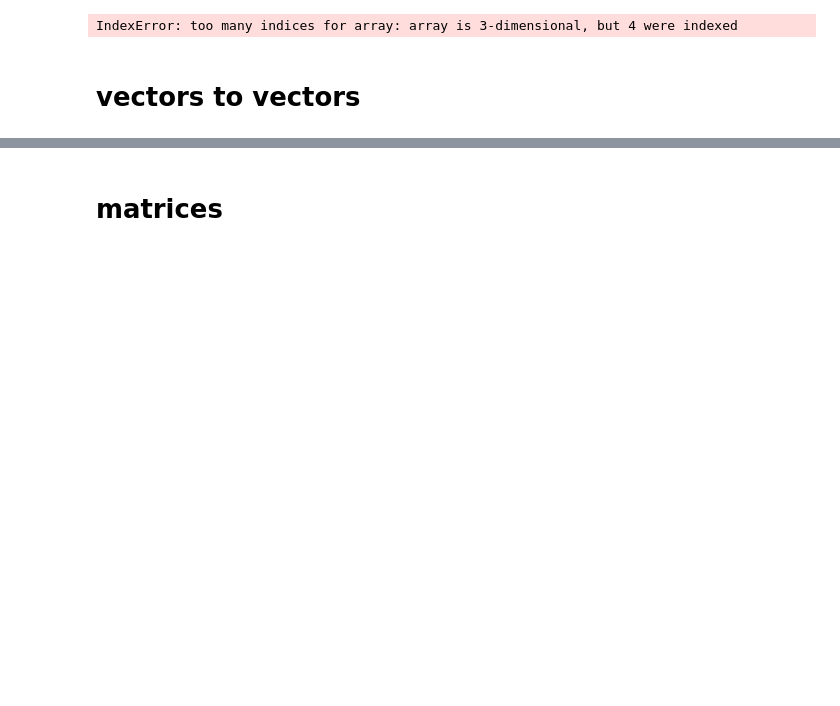
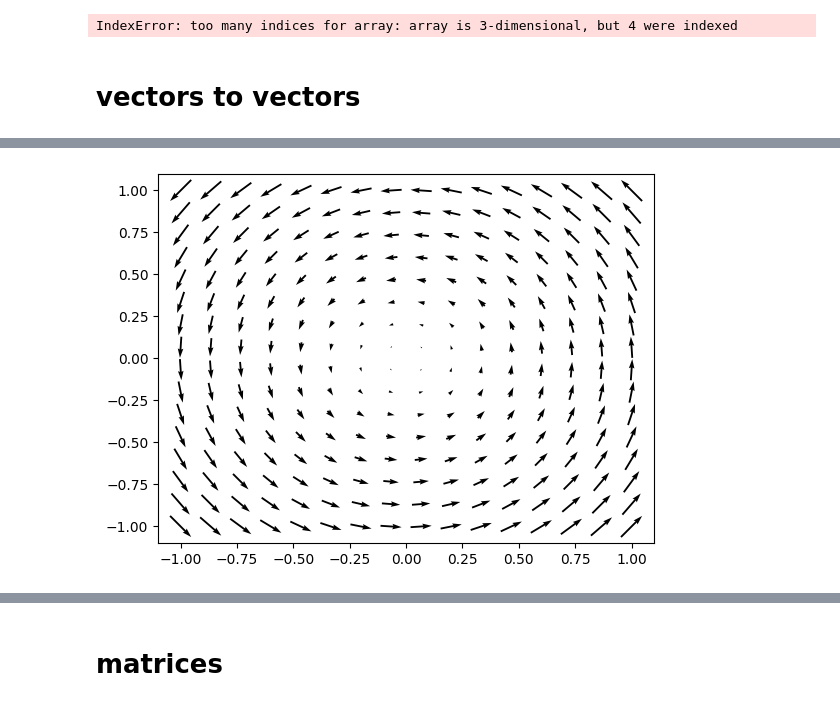
Before and after one commit to martin12333/marti-onedrive, a Jupyter notebook: AI/mm--linear-algebra-for-neural-networks/mm--parameter-maps.ipynb, the cells around one changed output, grey strips where cells are left out. Cells and saved outputs as stored; diff of their text form; code cells hidden in the pictures; blank space fills up the shorter version.

```diff
--- a/AI/mm--linear-algebra-for-neural-networks/mm--parameter-maps.ipynb
+++ b/AI/mm--linear-algebra-for-neural-networks/mm--parameter-maps.ipynb
@@ -258,0 +257,6 @@ plot_domainw(x)
+# %%
+plot_domainw( x @ pau13.T )
+#x @ pauli1
+###pauli1 @ x
+# %% [output]
+[figure, added]
```
Also changed, not shown: parts of 8 cells of this notebook, 1 other file.
